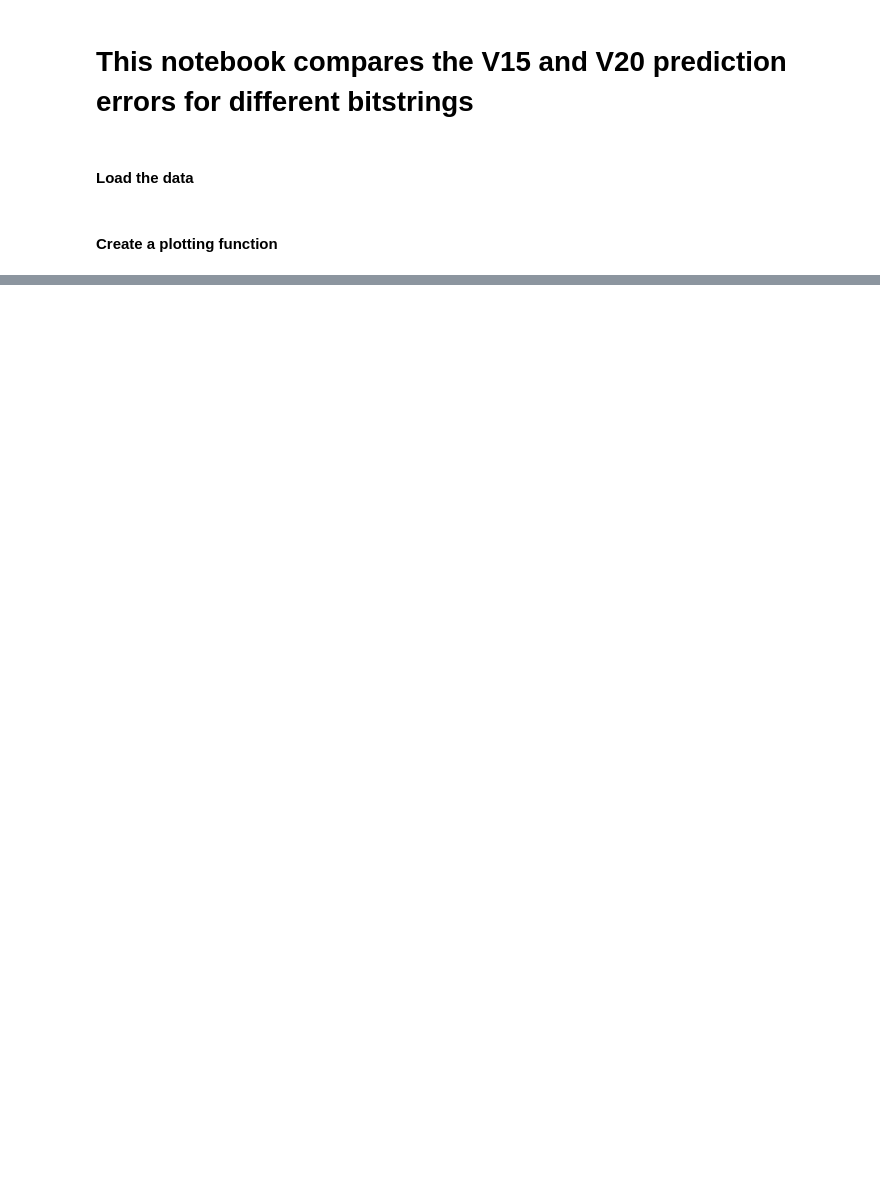
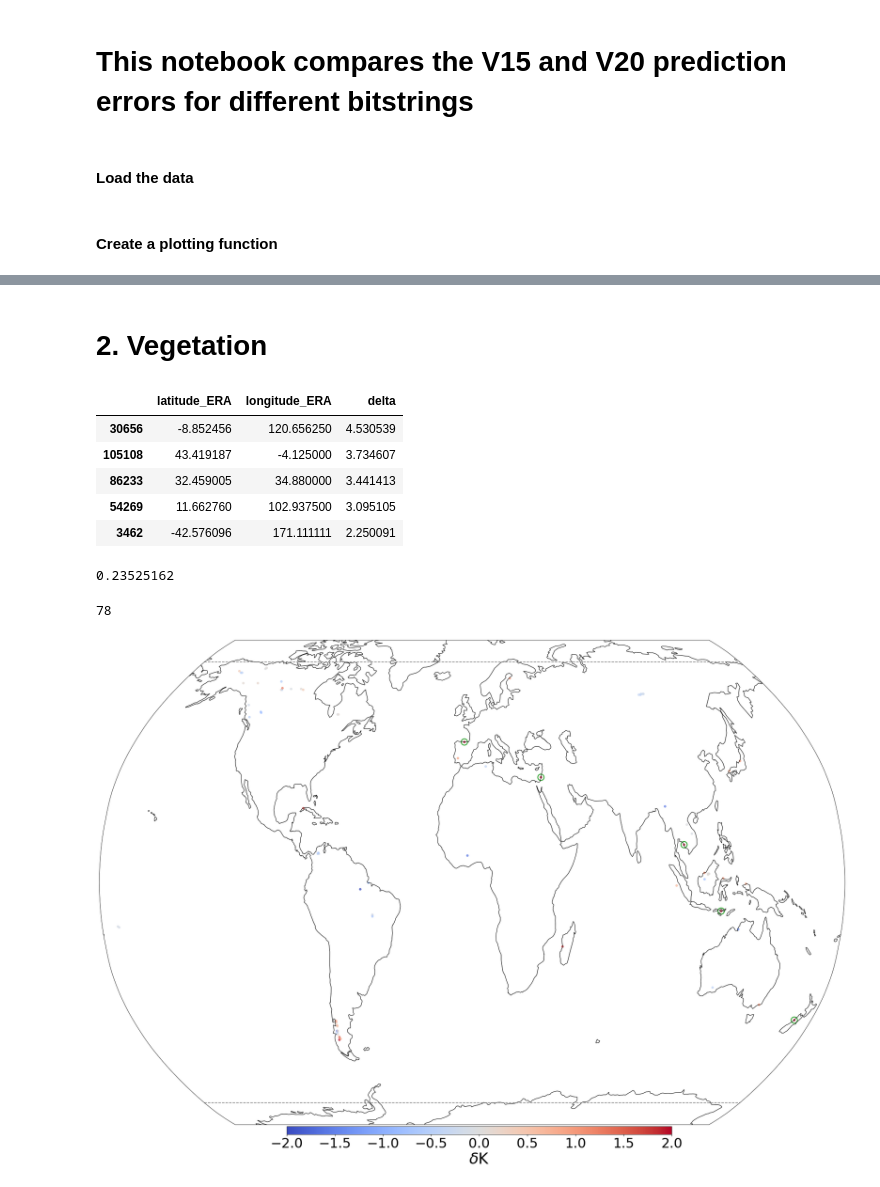
Before and after one commit to tomkimpson/ML4L, a Jupyter notebook: notebooks/lakes_manuscript/04.V20_vs_V15.ipynb, the cells around one changed output, grey strips where cells are left out. Cells and saved outputs as stored; diff of their text form; code cells hidden in the pictures; blank space fills up the shorter version.

```diff
--- a/notebooks/lakes_manuscript/04.V20_vs_V15.ipynb
+++ b/notebooks/lakes_manuscript/04.V20_vs_V15.ipynb
@@ -194,0 +134,19 @@ df_010100.sort_values(by=['delta'],ascending=False)#.iloc[4]
+# %% [markdown]
+# 2. Vegetation
+# %%
+df_veg = df.query('cvhFr_change_is_significant & not cvlFr_change_is_significant')
+n = 5
+RobinsonPlot(df_veg,'delta',vmin=-2,vmax=+2,cmap=plt.cm.coolwarm,markersize = 20,savefig=None,ncircles=n)
+display(df_veg.sort_values(by=['delta'],ascending=False).iloc[0:n][['latitude_ERA','longitude_ERA','delta']])
+display(df_veg.delta.mean())
+display(len(df_veg))
+# %% [output]
+|  | latitude_ERA | longitude_ERA | delta |
+| 30656 | -8.852456 | 120.656250 | 4.530539 |
+| 105108 | 43.419187 | -4.125000 | 3.734607 |
+| 86233 | 32.459005 | 34.880000 | 3.441413 |
+| 54269 | 11.662760 | 102.937500 | 3.095105 |
+| 3462 | -42.576096 | 171.111111 | 2.250091 |
+0.23525162
+78
+[figure, added]
```
Also changed, not shown: parts of 50 cells of this notebook, 20 other files.
